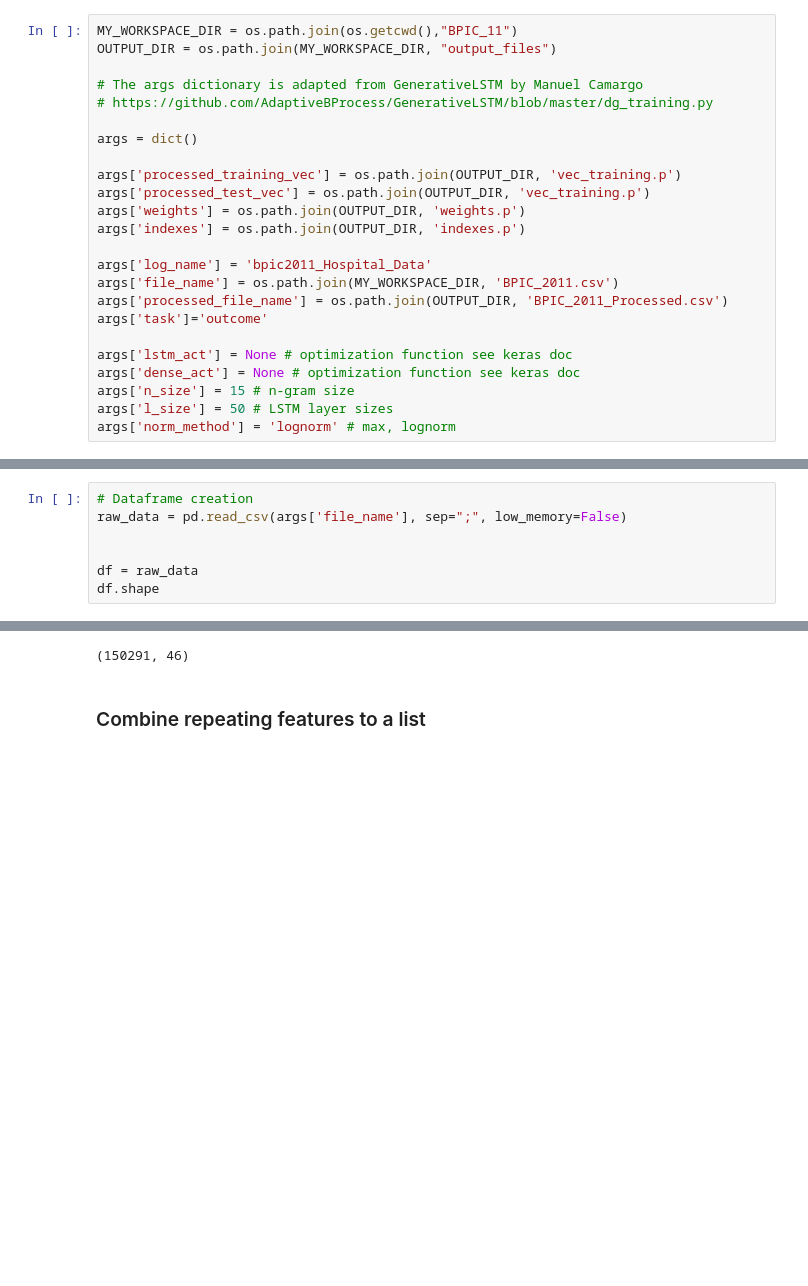
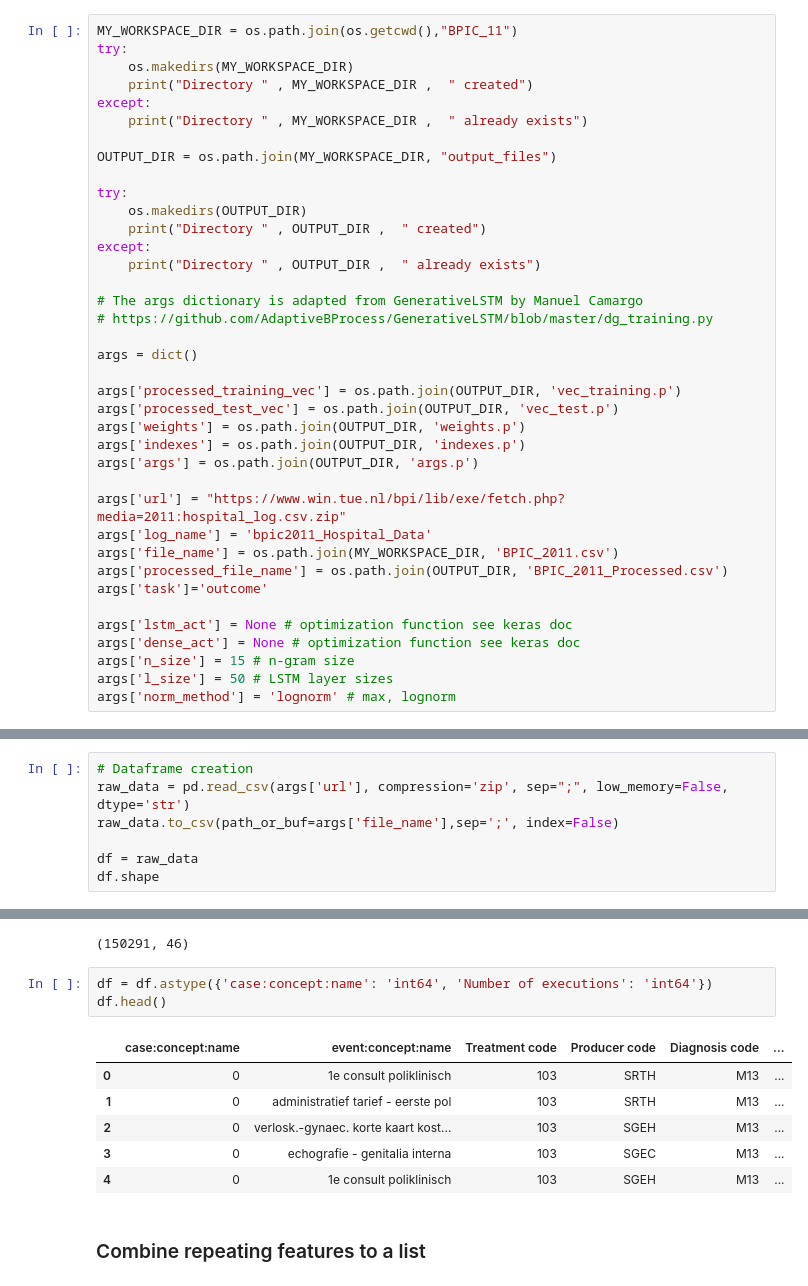
Before and after one commit to ZhipengHe/Explainable-DL-ProcessPredictionss, a Jupyter notebook: bpic11_preprocessing.ipynb, the cells around one changed output, grey strips where cells are left out. Cells and saved outputs as stored; diff of their text form; blank space fills up the shorter version.

```diff
--- a/bpic11_preprocessing.ipynb
+++ b/bpic11_preprocessing.ipynb
@@ -48,7 +49,19 @@ print(keras.__version__)
 2.5.0
 # %%
 MY_WORKSPACE_DIR = os.path.join(os.getcwd(),"BPIC_11")
+try:
+    os.makedirs(MY_WORKSPACE_DIR)
+    print("Directory " , MY_WORKSPACE_DIR ,  " created")
+except:
+    print("Directory " , MY_WORKSPACE_DIR ,  " already exists")
+
 OUTPUT_DIR = os.path.join(MY_WORKSPACE_DIR, "output_files")
+
+try:
+    os.makedirs(OUTPUT_DIR)
+    print("Directory " , OUTPUT_DIR ,  " created")
+except:
+    print("Directory " , OUTPUT_DIR ,  " already exists")
 
 # The args dictionary is adapted from GenerativeLSTM by Manuel Camargo
 # https://github.com/AdaptiveBProcess/GenerativeLSTM/blob/master/dg_training.py
@@ -56,10 +69,12 @@ OUTPUT_DIR = os.path.join(MY_WORKSPACE_DIR, "output_files")
 args = dict()
 
 args['processed_training_vec'] = os.path.join(OUTPUT_DIR, 'vec_training.p')
-args['processed_test_vec'] = os.path.join(OUTPUT_DIR, 'vec_training.p')
+args['processed_test_vec'] = os.path.join(OUTPUT_DIR, 'vec_test.p')
 args['weights'] = os.path.join(OUTPUT_DIR, 'weights.p')
 args['indexes'] = os.path.join(OUTPUT_DIR, 'indexes.p')
+args['args'] = os.path.join(OUTPUT_DIR, 'args.p')
 
+args['url'] = "https://www.win.tue.nl/bpi/lib/exe/fetch.php?media=2011:hospital_log.csv.zip"
 args['log_name'] = 'bpic2011_Hospital_Data'
 args['file_name'] = os.path.join(MY_WORKSPACE_DIR, 'BPIC_2011.csv')
 args['processed_file_name'] = os.path.join(OUTPUT_DIR, 'BPIC_2011_Processed.csv')
@@ -92,8 +111,8 @@ args
 The [raw dataset](https://www.win.tue.nl/bpi/lib/exe/fetch.php?media=2011:hospital_log.csv.zip) is from Business Processing Intelligence Challenge (BPIC) 2011. Find more information [here](https://www.win.tue.nl/bpi/doku.php?id=2011:challenge).
 # %%
 # Dataframe creation
-raw_data = pd.read_csv(args['file_name'], sep=";", low_memory=False)
-
+raw_data = pd.read_csv(args['url'], compression='zip', sep=";", low_memory=False, dtype='str')
+raw_data.to_csv(path_or_buf=args['file_name'],sep=';', index=False)
 
 df = raw_data
 df.shape
@@ -152,6 +171,16 @@ df = df.drop(columns='Unnamed: 127')
 df.shape
 # %% [output]
 (150291, 46)
+# %%
+df = df.astype({'case:concept:name': 'int64', 'Number of executions': 'int64'})
+df.head()
+# %% [output]
+|  | case:concept:name | event:concept:name | Treatment code | Producer code | Diagnosis code | ... |
+| 0 | 0 | 1e consult poliklinisch | 103 | SRTH | M13 | ... |
+| 1 | 0 | administratief tarief - eerste pol | 103 | SRTH | M13 | ... |
+| 2 | 0 | verlosk.-gynaec. korte kaart kost... | 103 | SGEH | M13 | ... |
+| 3 | 0 | echografie - genitalia interna | 103 | SGEC | M13 | ... |
+| 4 | 0 | 1e consult poliklinisch | 103 | SGEH | M13 | ... |
 # %% [markdown]
 ### Combine repeating features to a list
 # %%
```
Also changed, not shown: parts of 66 cells of this notebook, 1 other file.
